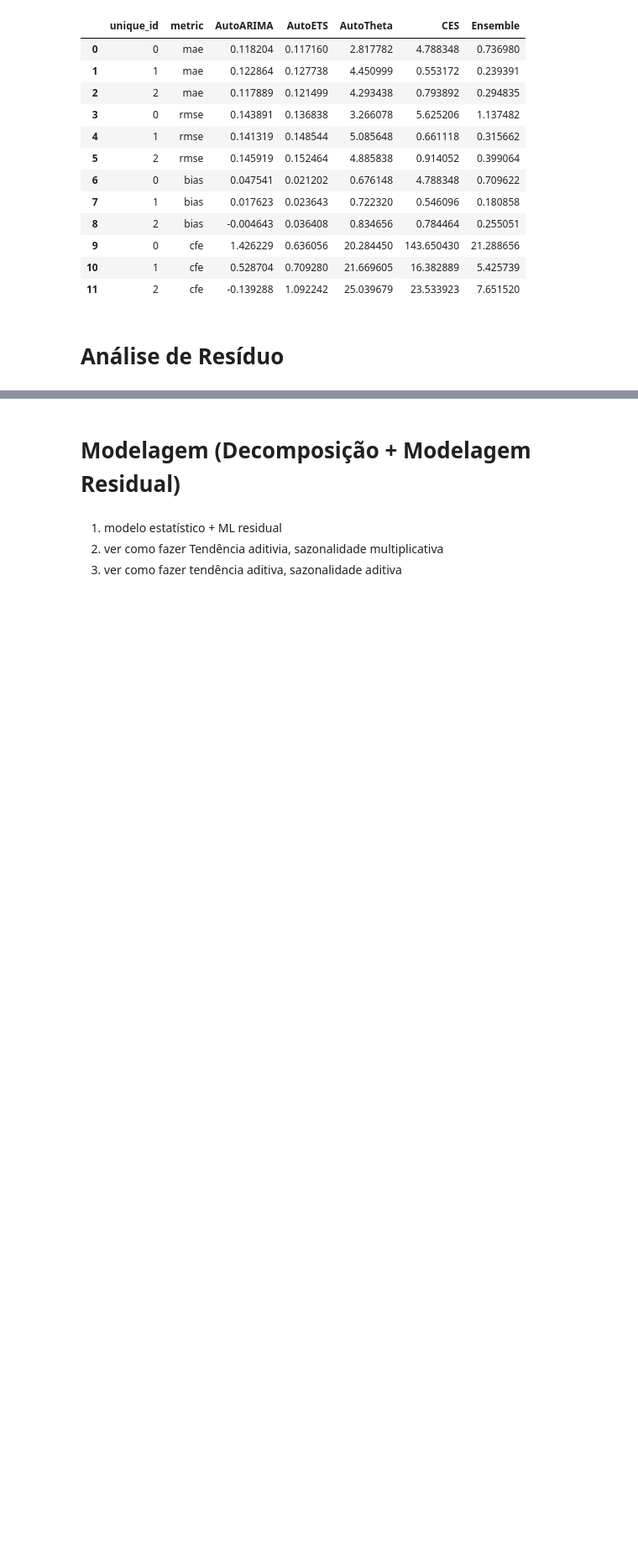
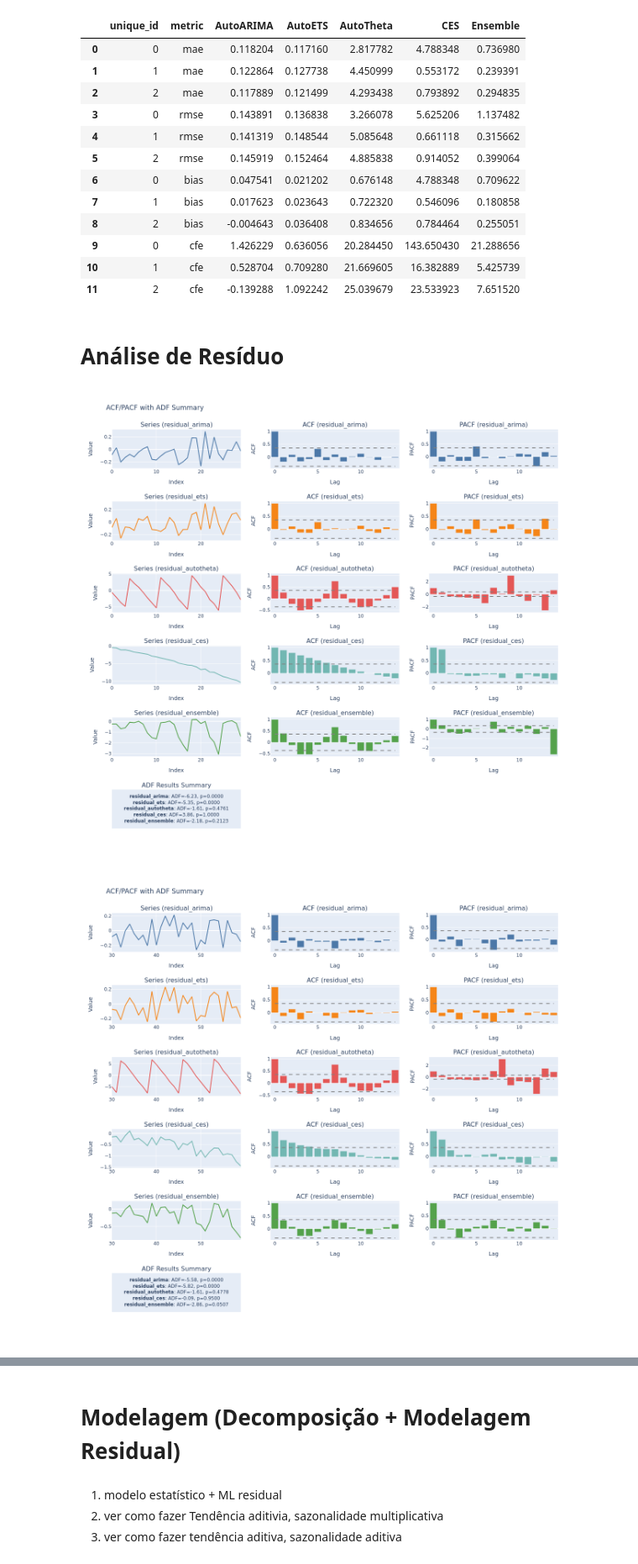
Before and after one commit to HeyLucasLeao/forecasting, a Jupyter notebook: 2.sythentic_data.ipynb, the cells around one changed output, grey strips where cells are left out. Shown at 84% size. Saved outputs shown, nothing was run; the diff lists cells and outputs as text; code cells hidden in the pictures; blank space fills up the shorter version.

```diff
--- a/2.sythentic_data.ipynb
+++ b/2.sythentic_data.ipynb
@@ -211,4 +210,7 @@ test["residual_ces"] = test["y"] - test["CES"]
 test["residual_ensemble"] = test["y"] - test["Ensemble"]
 # %%
 for id in test["unique_id"].unique():
-    stationarity_check(test.loc[test["unique_id"] == id, ["residual_arima", "residual_ets", "residual_autotheta", "residual_ces", "residual_ensemble"]], nlags=15, fig_type="png")
+    stationarity_check(test.loc[test["unique_id"] == id, ["residual_arima", "residual_ets", "residual_autotheta", "residual_ces", "residual_ensemble"]], nlags=30, fig_type="png")
+# %% [output]
+[figure, added]
+[figure, added]
```
Also changed, not shown: parts of 3 cells of this notebook, 1 other file.
